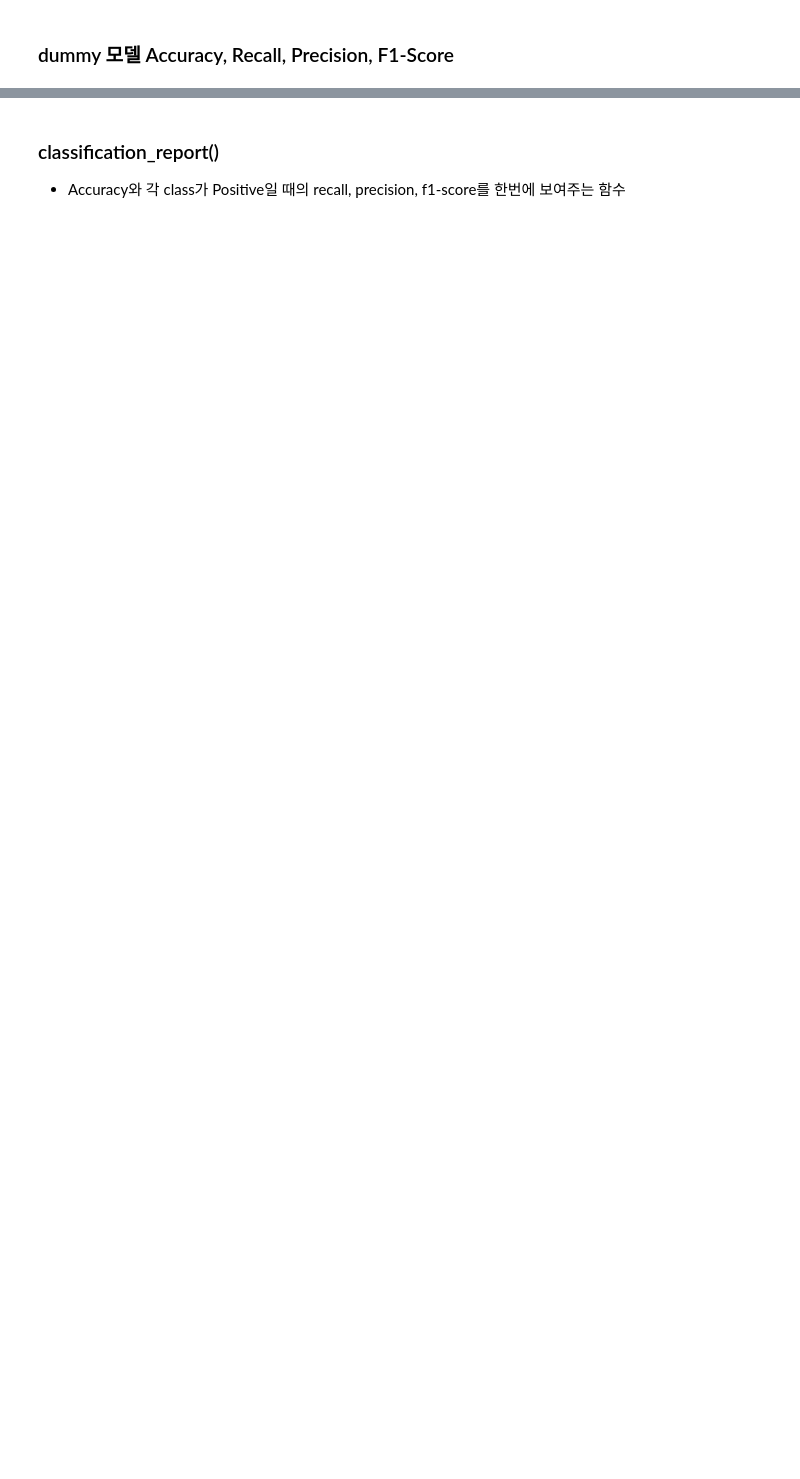
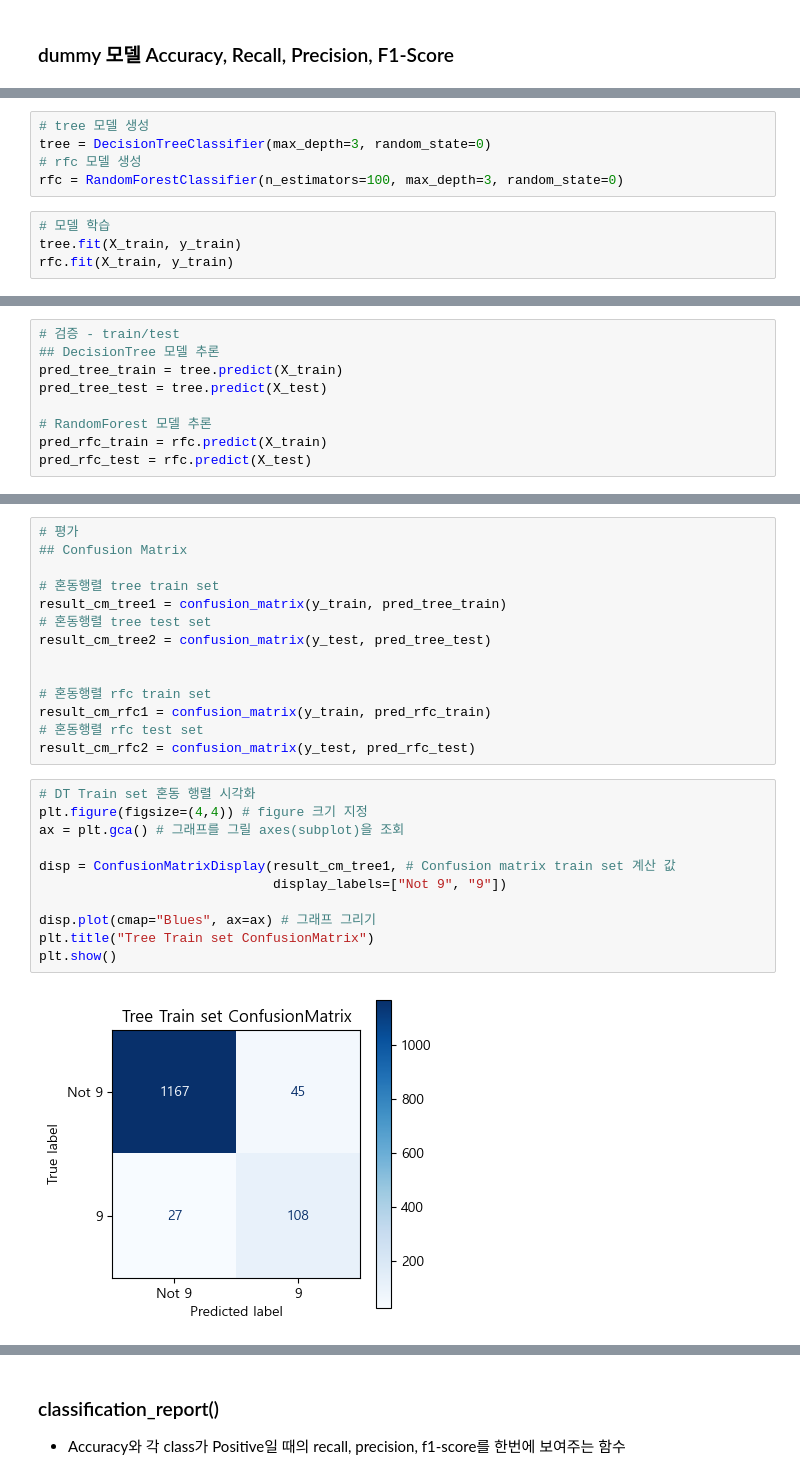
Before and after one commit to aaingyunii/Bootcamp_ML, a Jupyter notebook: 05_평가지표_.ipynb, the cells around one changed output, grey strips where cells are left out. Drawn from its saved outputs; the diff is of its cells as text; blank space fills up the shorter version.

```diff
--- a/05_평가지표_.ipynb
+++ b/05_평가지표_.ipynb
@@ -367,0 +450,9 @@ f1_score(y_train, pred_train), f1_score(y_test, pred_test)
+# %%
+# tree 모델 생성
+tree = DecisionTreeClassifier(max_depth=3, random_state=0)
+# rfc 모델 생성
+rfc = RandomForestClassifier(n_estimators=100, max_depth=3, random_state=0)
+# %%
+# 모델 학습
+tree.fit(X_train, y_train)
+rfc.fit(X_train, y_train)
@@ -367,0 +461,9 @@ f1_score(y_train, pred_train), f1_score(y_test, pred_test)
+# %%
+# 검증 - train/test
+## DecisionTree 모델 추론
+pred_tree_train = tree.predict(X_train)
+pred_tree_test = tree.predict(X_test)
+
+# RandomForest 모델 추론
+pred_rfc_train = rfc.predict(X_train)
+pred_rfc_test = rfc.predict(X_test)
@@ -367,0 +520,27 @@ f1_score(y_train, pred_train), f1_score(y_test, pred_test)
+# %%
+# 평가
+## Confusion Matrix
+
+# 혼동행렬 tree train set
+result_cm_tree1 = confusion_matrix(y_train, pred_tree_train)
+# 혼동행렬 tree test set
+result_cm_tree2 = confusion_matrix(y_test, pred_tree_test)
+
+
+# 혼동행렬 rfc train set
+result_cm_rfc1 = confusion_matrix(y_train, pred_rfc_train)
+# 혼동행렬 rfc test set
+result_cm_rfc2 = confusion_matrix(y_test, pred_rfc_test)
+# %%
+# DT Train set 혼동 행렬 시각화
+plt.figure(figsize=(4,4)) # figure 크기 지정
+ax = plt.gca() # 그래프를 그릴 axes(subplot)을 조회
+
+disp = ConfusionMatrixDisplay(result_cm_tree1, # Confusion matrix train set 계산 값
+                              display_labels=["Not 9", "9"])
+
+disp.plot(cmap="Blues", ax=ax) # 그래프 그리기
+plt.title("Tree Train set ConfusionMatrix")
+plt.show()
+# %% [output]
+[figure, added]
```
Also changed, not shown: parts of 54 cells of this notebook.
